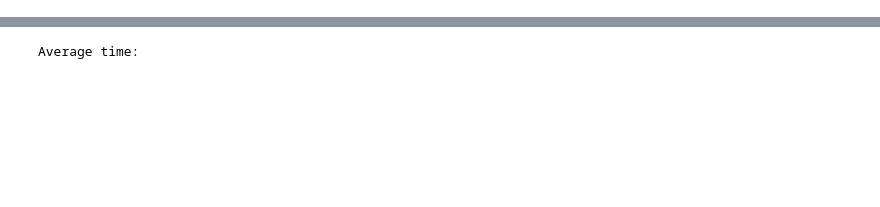
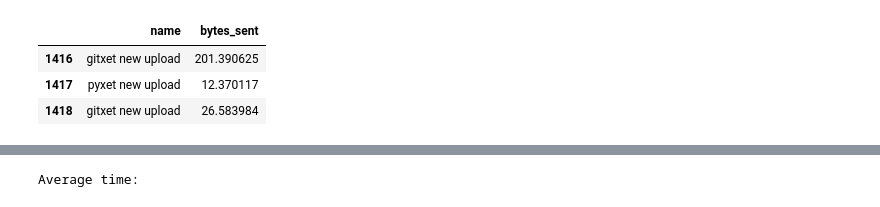
Before and after one commit to xdssio/versioning-article, a Jupyter notebook: notebooks/Analysis.ipynb, the cells around one changed output, grey strips where cells are left out. Drawn from its saved outputs; the diff is of its cells as text; code cells hidden in the pictures; blank space fills up the shorter version.

```diff
--- a/notebooks/Analysis.ipynb
+++ b/notebooks/Analysis.ipynb
@@ -36,3 +40,10 @@ Data size: 1
+# %%
+df[['name','bytes_sent']]
+# %% [output]
+|  | name | bytes_sent |
+| 1416 | gitxet new upload | 201.390625 |
+| 1417 | pyxet new upload | 12.370117 |
+| 1418 | gitxet new upload | 26.583984 |
 # %%
 groups = df.groupby('function')
 sums = groups.sum()
```
Also changed, not shown: parts of 3 cells of this notebook, 8 other files.
